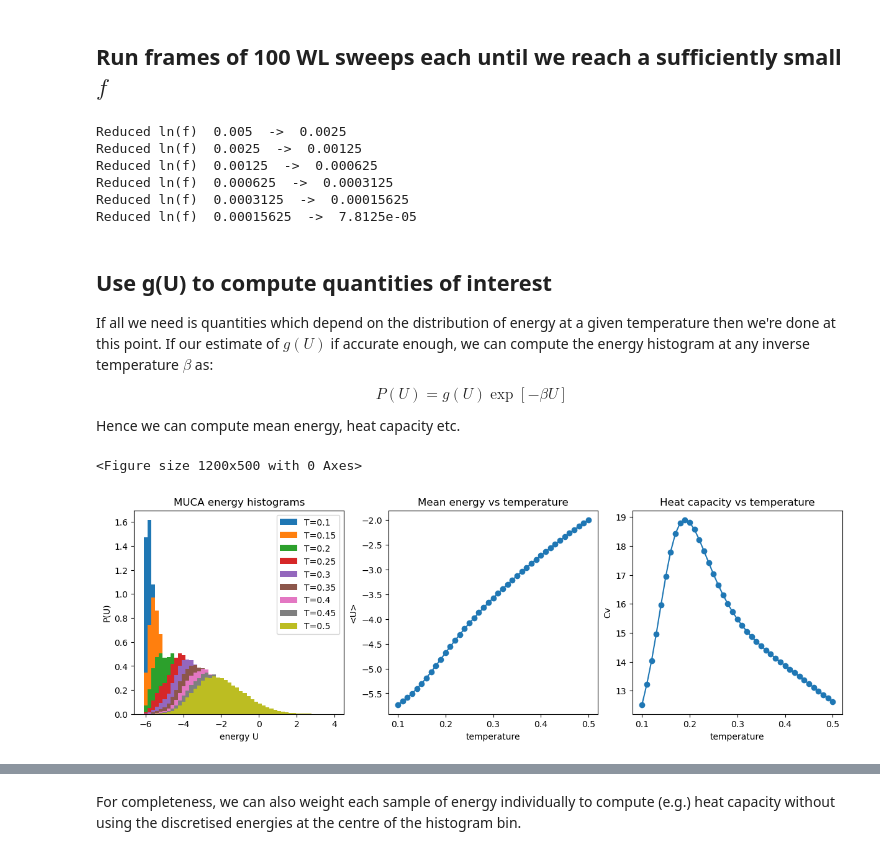
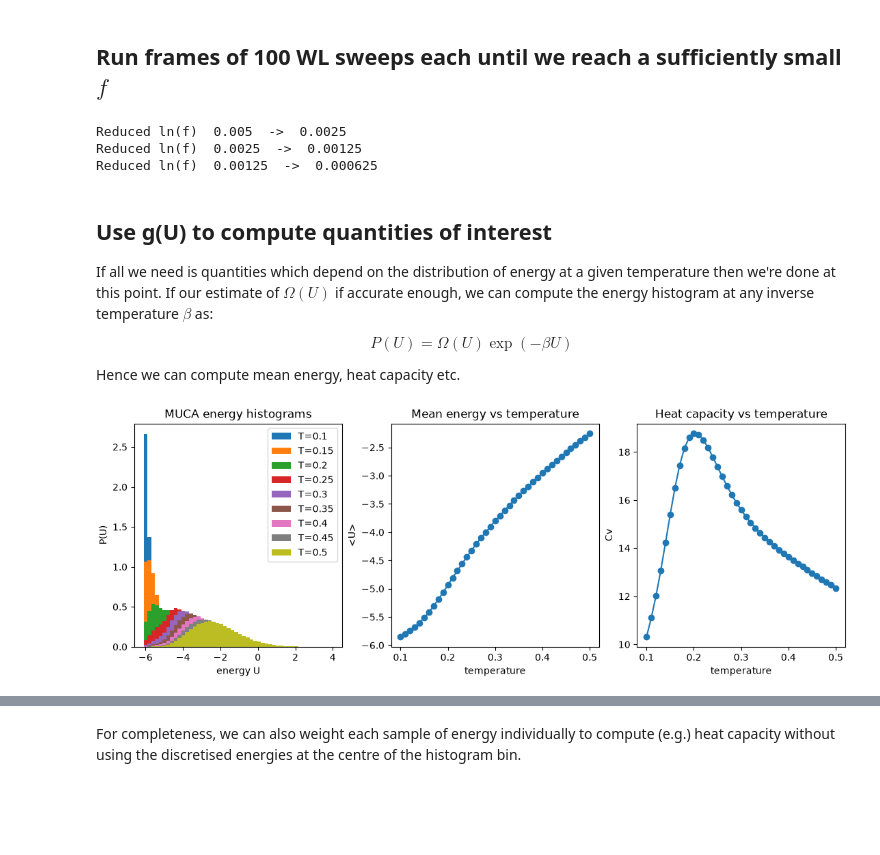
Before and after one commit to dquigley533/SamplingDemos, a Jupyter notebook: WangLandau.ipynb, the cells around one changed output, grey strips where cells are left out. Saved outputs shown, nothing was run; the diff lists cells and outputs as text; code cells hidden in the pictures; blank space fills up the shorter version.

```diff
--- a/WangLandau.ipynb
+++ b/WangLandau.ipynb
@@ -190,6 +193,7 @@ plt.show()
 # %%
 from ipywidgets import IntProgress
 from IPython.display import display
+import time
 
 # Initialise list of samples for current cycle
 samples = []
@@ -197,11 +201,18 @@ samples = []
 # It helps to disregard the histogram built up in the period before all bins are visited a few times
 first_reset = False
 
+# Number of sweeps per call to run_wl_sweeps
+Nsweeps = 100
+
 # When using WL in production we might go as low as machine precision allows here
-while ( wl_f > 1E-4):
+while ( wl_f > 1E-3 ):
 
     # Run a number of sweeps of the WL Monte Carlo
-    chain, new_samples, wl_hist, wl_logdos, ratio = run_wl_sweeps(chain, bin_edges, wl_hist, wl_logdos, wl_f, max_disp=0.1)
+    t1 = time.time()
+    chain, new_samples, wl_hist, wl_logdos, ratio = run_wl_sweeps(chain, bin_edges, wl_hist, wl_logdos, wl_f, max_disp=0.1, Nsweeps=Nsweeps)
+    t2 = time.time()
+
+    #print(f"Number of sweeps per second: {Nsweeps/(t2-t1):.2f}  acceptance ratio: {ratio:.3f} ", end="")
 
     # How flat is the histogram, computed as a percentage
     flatness = 100*np.min(wl_hist)/np.mean(wl_hist)
@@ -238,37 +249,33 @@ while ( wl_f > 1E-4):
                 wl_logdos = wl_logdos - min_logdos
 
                 # Save the current weights for use later
-                filename = 'dos_f'+str(wl_f)+'.txt'
-                np.savetxt(filename, wl_logdos)
+                filename = f'WangLandau/dos_f{wl_f:.15f}_N{Nbeads}.npy'
+                np.save(filename, wl_logdos)
+                filename = f'WangLandau/hist_f{wl_f:.15f}_N{Nbeads}.npy'
+                np.save(filename, wl_hist)
+                filename = f'WangLandau/bin_edges_N{Nbeads}.npy'
+                np.save(filename, bin_edges)
 # %% [output]
 Reduced ln(f)  0.005  ->  0.0025
 Reduced ln(f)  0.0025  ->  0.00125
 Reduced ln(f)  0.00125  ->  0.000625
-Reduced ln(f)  0.000625  ->  0.0003125
-Reduced ln(f)  0.0003125  ->  0.00015625
-Reduced ln(f)  0.00015625  ->  7.8125e-05
 # %% [markdown]
 ## Use g(U) to compute quantities of interest
 
-If all we need is quantities which depend on the distribution of energy at a given temperature then we're done at this point. If our estimate of $g(U)$ if accurate enough, we can compute the energy histogram at any inverse temperature $\beta$ as:
+If all we need is quantities which depend on the distribution of energy at a given temperature then we're done at this point. If our estimate of $\Omega(U)$ if accurate enough, we can compute the energy histogram at any inverse temperature $\beta$ as:
 
-$$ P(U) = g(U) \exp{[-\beta U]} $$
+$$ P(U) = \Omega(U) \exp{(-\beta U)} $$
 
 Hence we can compute mean energy, heat capacity etc.
 # %%
-# Energy at some particular temperature assuming DOS is perfect
-
-# Load DOS I made earlier - comment out to use the one computed above
-#filename = 'data/dos_f4.8828125e-06.txt'
-#wl_logdos = np.loadtxt(filename)
+# Load DOS I made earlier - comment out to use the last one computed above
+wl_logdos = np.load('WangLandau/dos_f0.000000009536743_N7.npy')
 
 #temperatures = np.arange(0.1, 0.55, 0.05)
 temperatures = np.arange(0.1, 0.51, 0.01)
 
 # Setup plots
-%matplotlib inline
-fig.clf()
-fig, [ax1, ax2, ax3] = plt.subplots(1, 3, figsize=(12, 4), constrained_layout=True)
+fig, [ax1, ax2, ax3] = plt.subplots(1, 3, figsize=(11, 4), constrained_layout=True)
 
 ax1.set_xlabel('energy U')
 ax1.set_ylabel('P(U)')
@@ -301,32 +308,31 @@ for itemp, new_temp in enumerate(temperatures):
     # Normalise
     prob = prob/np.sum(prob*bin_width)
 
     # Only plot every 5th histogram to avoid crowding the axes
     if itemp%5 == 0:
         strlabel = "T={:1.2}".format(new_temp)
         ax1.bar(bin_edges[:-1], prob, width=bin_width, align='edge', label=strlabel)
 
     # Mean energy
     mean_energy = np.dot(bin_edges[:-1]+0.5*bin_width, prob)/np.sum(prob)
     mean_energies[itemp] = mean_energy
 
     # Compute heat capacity using the histogram
     msq_dev = np.zeros(len(bin_edges)-1)
     for ibin, edge in enumerate(bin_edges[:-1]):
         bin_energy = edge + 0.5*bin_width
         msq_dev[ibin] = (bin_energy - mean_energies[itemp])**2
 
     heat_caps[itemp] = np.dot(msq_dev, prob)*bin_width/(new_temp**2) + (Ndims/2)*(Nbeads-1)
 
 
 # Complete plots using data computed above
 ax1.legend()
 ax2.errorbar(temperatures, mean_energies,yerr=mean_errors, fmt='-o')
 ax3.plot(temperatures, heat_caps, '-o', label='samples')
 plt.show()
 
 # Store heat_caps for comparison to alternative compuation below
 hist_heat_caps = heat_caps;
 # %% [output]
-<Figure size 1200x500 with 0 Axes>
-[figure, old version]
+[figure, new version]
```
Also changed, not shown: parts of 16 cells of this notebook, 3 other files.
